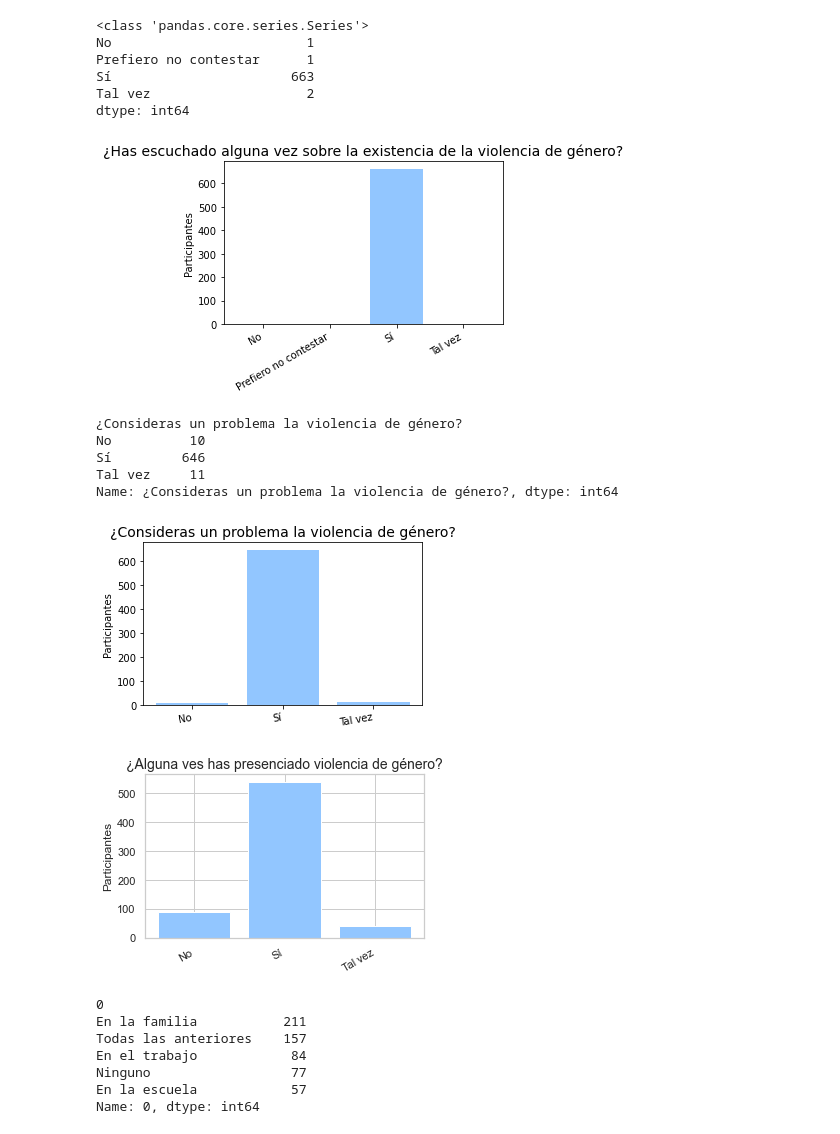
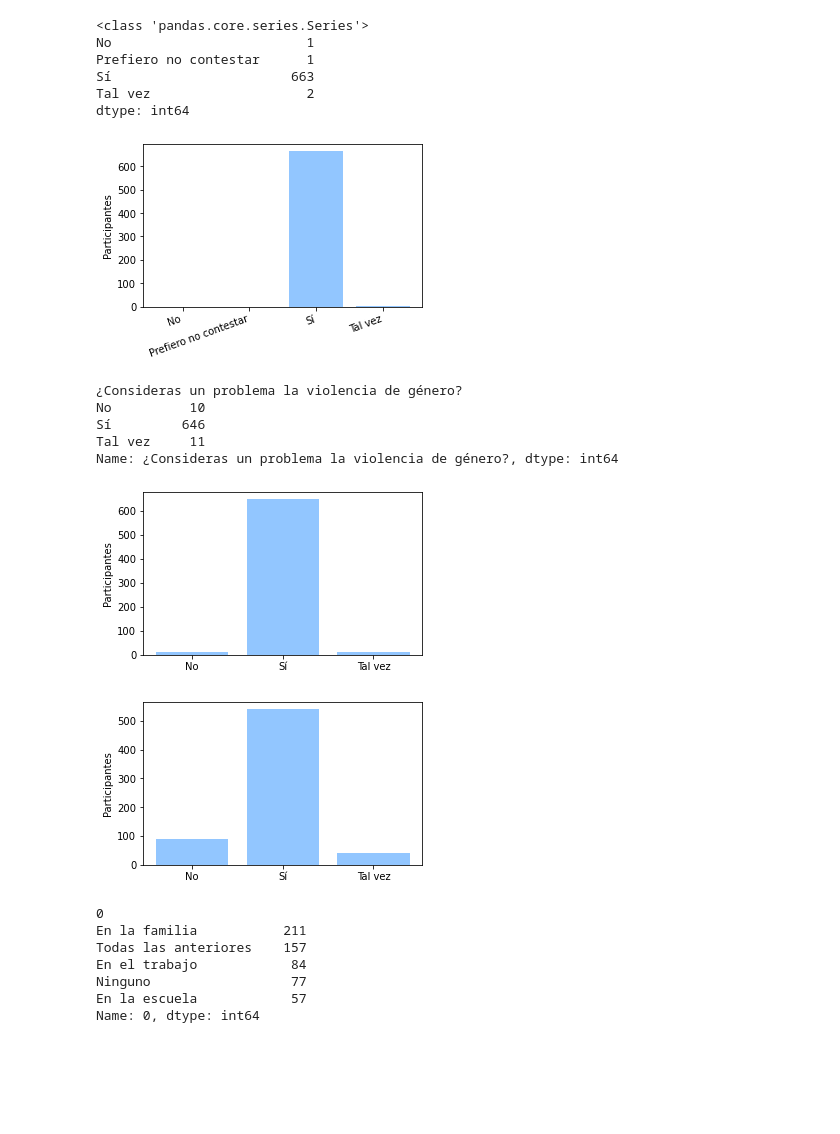
Before and after one commit to Oswaldoivann/Violencia-de-Genero, a Jupyter notebook: Violencia Genero.ipynb, the cells around one changed output. Cells and saved outputs as stored; diff of their text form; code cells hidden in the pictures; blank space fills up the shorter version.

```diff
--- a/Violencia Genero.ipynb
+++ b/Violencia Genero.ipynb
@@ -172,17 +174,18 @@ dtype: int64
 # %%
 fig, axs = plt.subplots(figsize=(5, 3))
 plt.bar(ask1.index, ask1.values,)
 
 #Orientacion de etiquetas del eje x
-plt.xticks(rotation=30, ha='right')
-plt.title("¿Has escuchado alguna vez sobre la existencia de la violencia de género?", fontsize=14)
+plt.xticks(rotation=20, ha='right')
+#plt.title("¿Has escuchado alguna vez sobre la existencia de la violencia de género?", fontsize=10)
 plt.ylabel("Participantes")
 plt.style.use('seaborn-pastel')
-plt.show()
+#plt.show()
 
 #Creamos las etiquetas
+plt.savefig('ask1.jpg', dpi=300, bbox_inches='tight')
 # %% [output]
-[figure, old version]
+[figure, new version]
 # %%
 ask2 = df.groupby(by='¿Consideras un problema la violencia de género?')['¿Consideras un problema la violencia de género?'].count()
 ask2
@@ -197,13 +200,14 @@ fig, axs = plt.subplots(figsize=(5, 3))
 plt.bar(ask2.index, ask2.values,)
 
 #Orientacion de etiquetas del eje x
-plt.xticks(rotation=10, ha='right')
-plt.title('¿Consideras un problema la violencia de género?', fontsize=14)
+#plt.xticks(rotation=10, ha='right')
+#plt.title('¿Consideras un problema la violencia de género?', fontsize=12)
 plt.ylabel("Participantes")
 plt.style.use('seaborn-pastel')
-plt.show()
+#plt.show()
+plt.savefig('ask2.jpg', dpi=300, bbox_inches='tight')
 # %% [output]
-[figure, old version]
+[figure, new version]
 # %%
 ask3= df.groupby(by='¿Alguna ves has presenciado violencia de género?')['¿Alguna ves has presenciado violencia de género?'].count()
 # %%
@@ -211,13 +215,14 @@ fig, axs = plt.subplots(figsize=(5, 3))
 plt.bar(ask3.index, ask3.values,)
 
 #Orientacion de etiquetas del eje x
-plt.xticks(rotation=30, ha='right')
-plt.title('¿Alguna ves has presenciado violencia de género?', fontsize=14)
+#plt.xticks(rotation=30, ha='right')
+#plt.title('¿Alguna ves has presenciado violencia de género?', fontsize=14)
 plt.ylabel("Participantes")
 plt.style.use('seaborn-pastel')
-plt.show()
+#plt.show()
+plt.savefig('ask3.jpg', dpi=300, bbox_inches='tight')
 # %% [output]
-[figure, old version]
+[figure, new version]
 # %%
 ask_4 = df['¿Donde has presenciado violencia de género?'].str.split(',', expand=True)
 ask_4 = ask_4.groupby([0])[0].count().sort_values(ascending=False).head()
```
Also changed, not shown: parts of 10 cells of this notebook.
